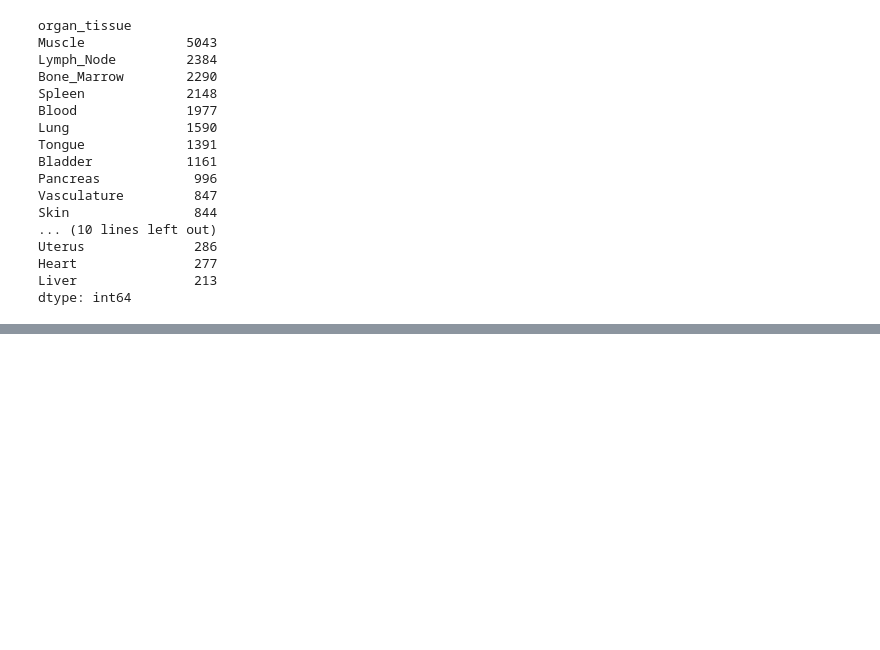
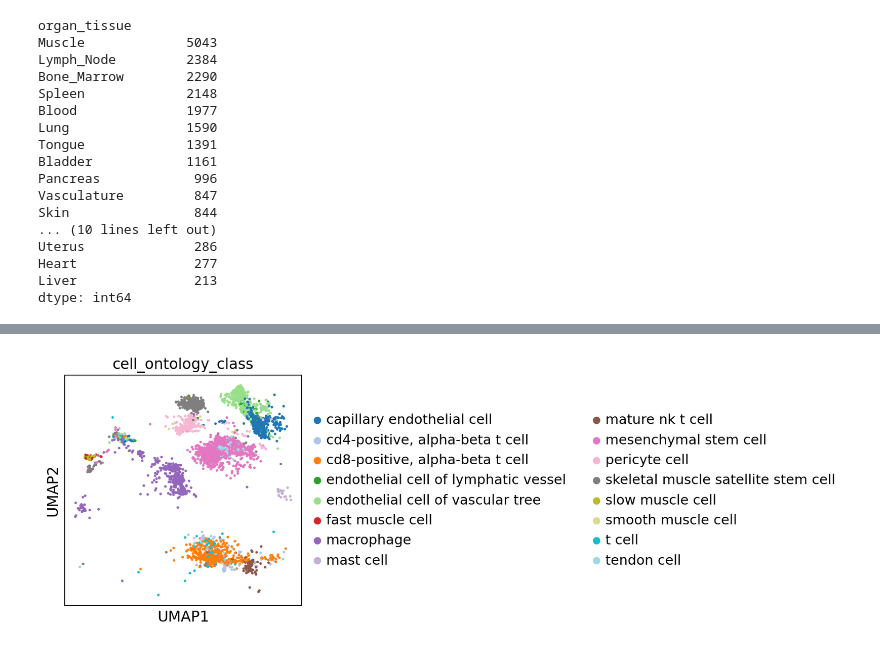
Before and after one commit to daklab/Leaflet-analysis, a Jupyter notebook: tabula_sapien/01_scanpy_workflow.ipynb, the cells around one changed output, grey strips where cells are left out. Cells and saved outputs as stored; diff of their text form; code cells hidden in the pictures; blank space fills up the shorter version.

```diff
--- a/tabula_sapien/01_scanpy_workflow.ipynb
+++ b/tabula_sapien/01_scanpy_workflow.ipynb
@@ -93,0 +115,4 @@ dtype: int64
+# %%
+sc.pl.umap(adata, color = "cell_ontology_class", palette = "tab20")
+# %% [output]
+[figure, added]
```
Also changed, not shown: parts of 43 cells of this notebook, 6 other files.
